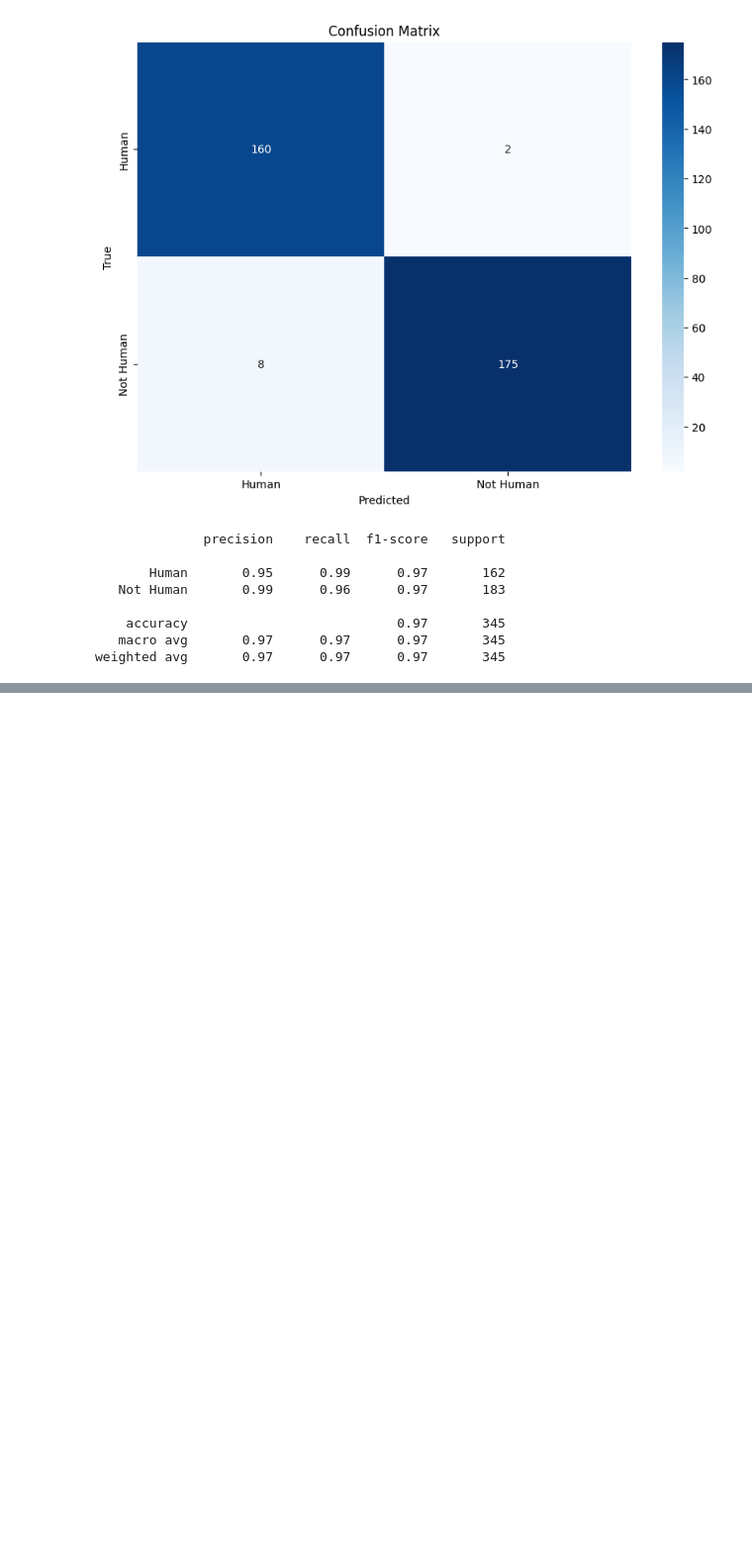
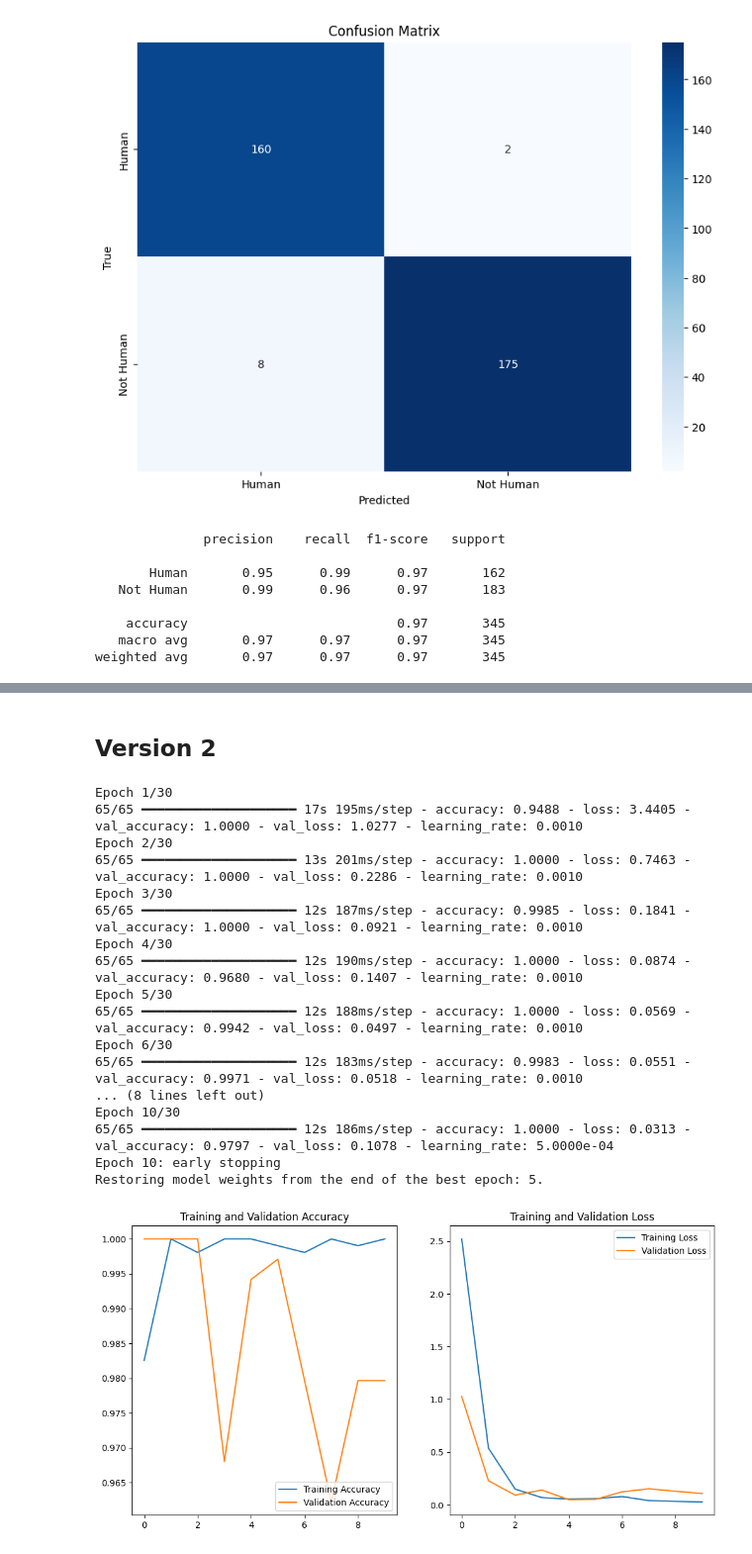
Before and after one commit to Bangkit-C242-PS177/ML, a Jupyter notebook: face_detection.ipynb, the cells around one changed output, grey strips where cells are left out. Shown at 99% size. Drawn from its saved outputs; the diff is of its cells as text; code cells hidden in the pictures; blank space fills up the shorter version.

```diff
--- a/face_detection.ipynb
+++ b/face_detection.ipynb
@@ -205,6 +204,8 @@ from tensorflow.keras.applications.mobilenet_v2 import preprocess_input
 def preprocess(data):
     image = data['image']
     label = data['label']
+    image = tf.cast(image, tf.float32)
+    image = preprocess_input(image)
     return image, label
 
 # Apply preprocessing and augmentation
@@ -216,9 +217,9 @@ ds_test = ds_test.map(preprocess, num_parallel_calls=tf.data.experimental.AUTOTU
 ds_test = ds_test.map(augment_image, num_parallel_calls=tf.data.experimental.AUTOTUNE)
 
 # Batch and prefetch the datasets
-ds_train = ds_train.batch(32).prefetch(tf.data.AUTOTUNE)
-ds_val = ds_val.batch(32).prefetch(tf.data.AUTOTUNE)
-ds_test = ds_test.batch(32).prefetch(tf.data.AUTOTUNE)
+ds_train = ds_train.batch(16).prefetch(tf.data.AUTOTUNE)
+ds_val = ds_val.batch(16).prefetch(tf.data.AUTOTUNE)
+ds_test = ds_test.batch(16).prefetch(tf.data.AUTOTUNE)
 # %%
 # Hitung jumlah data dalam ds_train
 num_samples = sum(1 for _ in ds_train)
@@ -460,0 +465,58 @@ Captures:
+# %% [markdown]
+## Version 2
+# %%
+# class_weight = {0: 0.6 , 1: 1.2 , 2: 0.6}  # Sesuaikan bobot berdasarkan kinerja kelas
+
+# Melatih model dan mencatat hasil pelatihan dalam objek `history`
+history = model.fit(
+    ds_train,
+    validation_data=ds_val,
+    epochs=30,
+    # class_weight=class_weight,
+    callbacks=[early_stopping, lr_scheduler]
+)
+
+# Menampilkan metrik dengan matplotlib
+accuracy = history.history['accuracy']
+val_accuracy = history.history['val_accuracy']
+loss = history.history['loss']
+val_loss = history.history['val_loss']
+
+epochs_range = range(len(accuracy))
+
+plt.figure(figsize=(12, 6))
+plt.subplot(1, 2, 1)
+plt.plot(epochs_range, accuracy, label='Training Accuracy')
+plt.plot(epochs_range, val_accuracy, label='Validation Accuracy')
+plt.legend(loc='lower right')
+plt.title('Training and Validation Accuracy')
+
+plt.subplot(1, 2, 2)
+plt.plot(epochs_range, loss, label='Training Loss')
+plt.plot(epochs_range, val_loss, label='Validation Loss')
+plt.legend(loc='upper right')
+plt.title('Training and Validation Loss')
+plt.show()
+
+# Evaluasi model pada data testing
+loss, accuracy = model.evaluate(ds_test)
+print(f'Testing Loss: {loss}, Testing Accuracy: {accuracy}')
+# %% [output]
+Epoch 1/30
+65/65 ━━━━━━━━━━━━━━━━━━━━ 17s 195ms/step - accuracy: 0.9488 - loss: 3.4405 - val_accuracy: 1.0000 - val_loss: 1.0277 - learning_rate: 0.0010
+Epoch 2/30
+65/65 ━━━━━━━━━━━━━━━━━━━━ 13s 201ms/step - accuracy: 1.0000 - loss: 0.7463 - val_accuracy: 1.0000 - val_loss: 0.2286 - learning_rate: 0.0010
+Epoch 3/30
+65/65 ━━━━━━━━━━━━━━━━━━━━ 12s 187ms/step - accuracy: 0.9985 - loss: 0.1841 - val_accuracy: 1.0000 - val_loss: 0.0921 - learning_rate: 0.0010
+Epoch 4/30
+65/65 ━━━━━━━━━━━━━━━━━━━━ 12s 190ms/step - accuracy: 1.0000 - loss: 0.0874 - val_accuracy: 0.9680 - val_loss: 0.1407 - learning_rate: 0.0010
+Epoch 5/30
+65/65 ━━━━━━━━━━━━━━━━━━━━ 12s 188ms/step - accuracy: 1.0000 - loss: 0.0569 - val_accuracy: 0.9942 - val_loss: 0.0497 - learning_rate: 0.0010
+Epoch 6/30
+65/65 ━━━━━━━━━━━━━━━━━━━━ 12s 183ms/step - accuracy: 0.9983 - loss: 0.0551 - val_accuracy: 0.9971 - val_loss: 0.0518 - learning_rate: 0.0010
+... (8 lines left out)
+Epoch 10/30
+65/65 ━━━━━━━━━━━━━━━━━━━━ 12s 186ms/step - accuracy: 1.0000 - loss: 0.0313 - val_accuracy: 0.9797 - val_loss: 0.1078 - learning_rate: 5.0000e-04
+Epoch 10: early stopping
+Restoring model weights from the end of the best epoch: 5.
+[figure, added]
```
Also changed, not shown: parts of 11 cells of this notebook, 23 other files.
